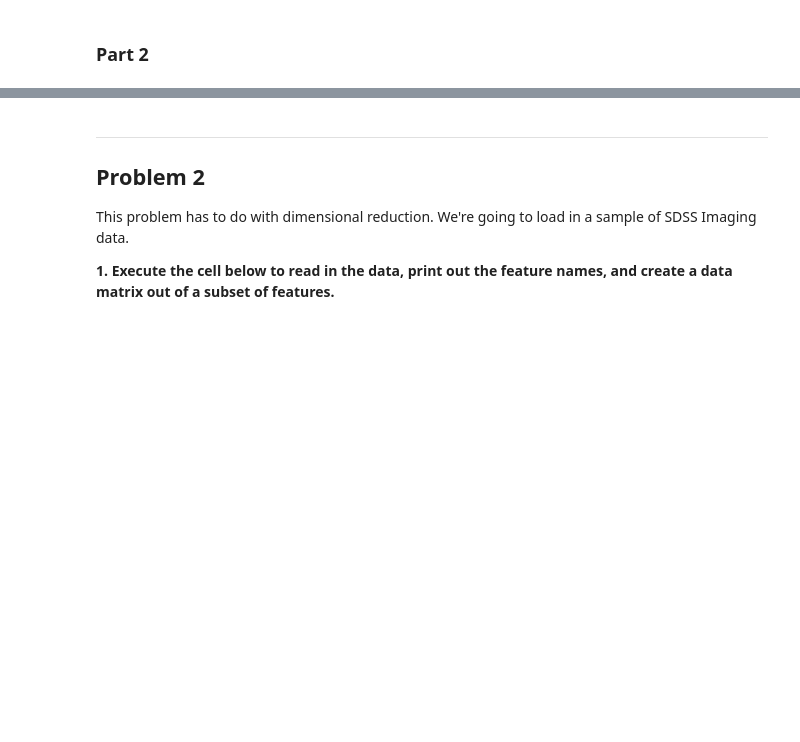
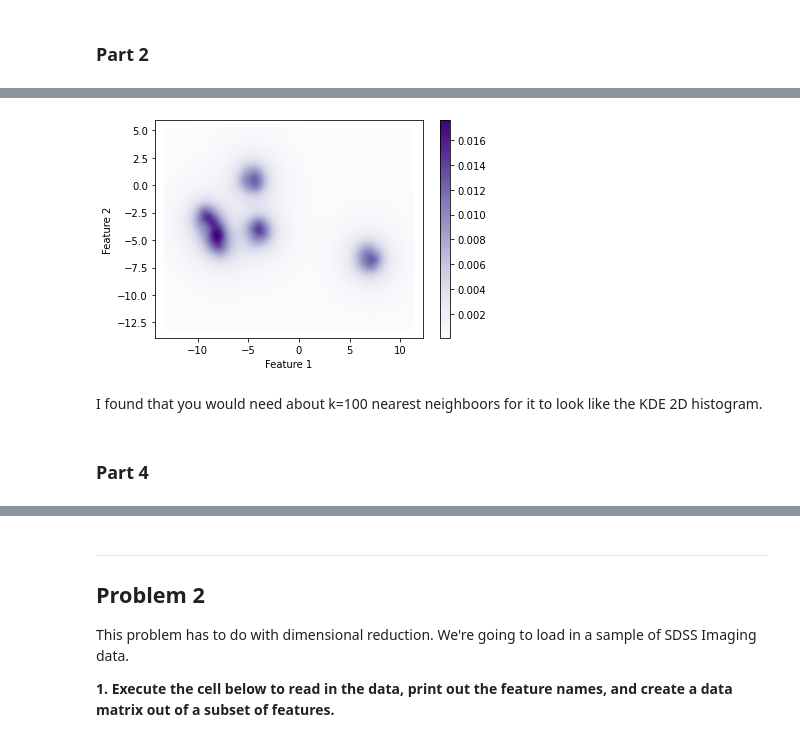
Before and after one commit to dgerosa/astrostatistics_bicocca_2023, a Jupyter notebook: coursework/student_folders/carrie_drake/vu_astr8070_s21_hw6_carriedrake.ipynb, the cells around one changed output, grey strips where cells are left out. Cells and saved outputs as stored; diff of their text form; code cells hidden in the pictures; blank space fills up the shorter version.

```diff
--- a/coursework/student_folders/carrie_drake/vu_astr8070_s21_hw6_carriedrake.ipynb
+++ b/coursework/student_folders/carrie_drake/vu_astr8070_s21_hw6_carriedrake.ipynb
@@ -131,0 +137,19 @@ ValueError: query data dimension must match training data dimension
+# %%
+k = 100 #CLD the number of neighbors
+nbrs = KNeighborsDensity('bayesian', n_neighbors=k)
+nbrs.fit(feats)
+
+#CLD plotting the density estimation in 2D
+dens_nbrs = nbrs.eval(Xgrid) / feats.size
+plt.scatter(Xgrid[:,0], Xgrid[:,1], c=dens_nbrs,
+            cmap="Purples", edgecolor="None")
+plt.colorbar()
+plt.xlabel('Feature 1')
+plt.ylabel('Feature 2')
+plt.show();
+# %% [output]
+[figure, added]
+# %% [markdown]
+I found that you would need about k=100 nearest neighboors for it to look like the KDE 2D histogram.
+# %% [markdown]
+### Part 4
```
Also changed, not shown: parts of 16 cells of this notebook.
